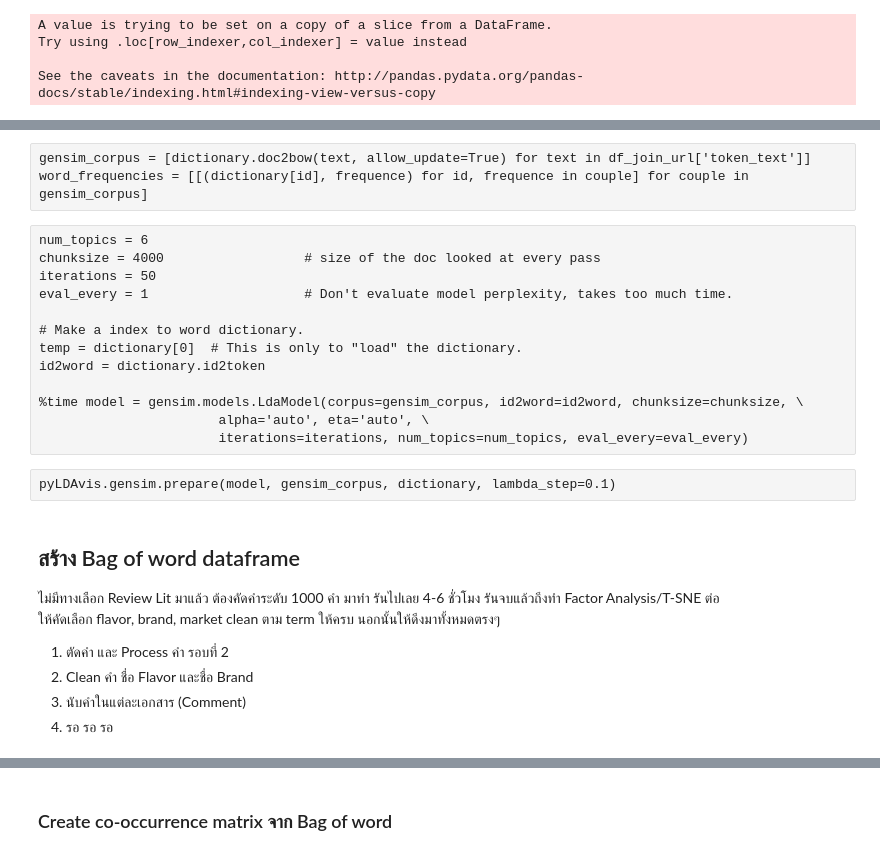
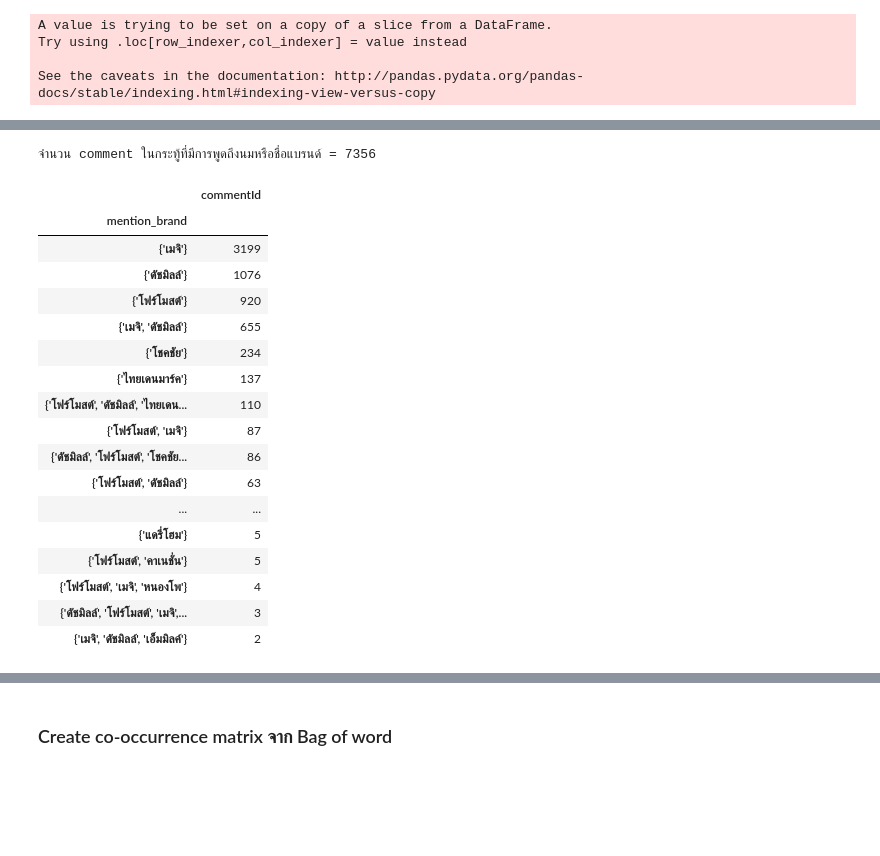
Before and after one commit to pacharapol4066/Product-Position-SNA, a Jupyter notebook: EDA_Token_CoocMat_MongoDB_FineTune1.ipynb, the cells around one changed output, grey strips where cells are left out. Cells and saved outputs as stored; diff of their text form; code cells hidden in the pictures; blank space fills up the shorter version.

```diff
--- a/EDA_Token_CoocMat_MongoDB_FineTune1.ipynb
+++ b/EDA_Token_CoocMat_MongoDB_FineTune1.ipynb
@@ -489,4 +555,4 @@ Try using .loc[row_indexer,col_indexer] = value instead
 
 See the caveats in the documentation: http://pandas.pydata.org/pandas-docs/stable/indexing.html#indexing-view-versus-copy
 # %%
-df_view.groupby('mention_brand').count()
+df_view_count = df_view.groupby('mention_brand').count()
@@ -515,27 +559,25 @@ dictionary = gensim.corpora.Dictionary(df_join_url['token_text'])
-# %% [raw]
-gensim_corpus = [dictionary.doc2bow(text, allow_update=True) for text in df_join_url['token_text']]
-word_frequencies = [[(dictionary[id], frequence) for id, frequence in couple] for couple in gensim_corpus]
-# %% [raw]
-num_topics = 6
-chunksize = 4000                  # size of the doc looked at every pass
-iterations = 50
-eval_every = 1                    # Don't evaluate model perplexity, takes too much time.
-
-# Make a index to word dictionary.
-temp = dictionary[0]  # This is only to "load" the dictionary.
-id2word = dictionary.id2token
-
-%time model = gensim.models.LdaModel(corpus=gensim_corpus, id2word=id2word, chunksize=chunksize, \
-                       alpha='auto', eta='auto', \
-                       iterations=iterations, num_topics=num_topics, eval_every=eval_every)
-# %% [raw]
-pyLDAvis.gensim.prepare(model, gensim_corpus, dictionary, lambda_step=0.1)
-# %% [markdown]
-## สร้าง Bag of word dataframe
-ไม่มีทางเลือก Review Lit มาแล้ว ต้องคัดคำระดับ 1000 คำ มาทำ รันไปเลย 4-6 ชั่วโมง รันจบแล้วถึงทำ  Factor Analysis/T-SNE ต่อ<br>
-ให้คัดเลือก flavor, brand, market clean ตาม term ให้ครบ นอกนั้นให้ดึงมาทั้งหมดตรงๆ
-
-1. ตัดคำ และ Process คำ รอบที่ 2
-2. Clean คำ ชื่อ Flavor และชื่อ Brand
-3. นับคำในแต่ละเอกสาร (Comment)
-4. รอ รอ รอ
+# %%
+print('จำนวน comment ในกระทู้ที่มีการพูดถึงนมหรือชื่อแบรนด์ =',df_view.shape[0])
+# %% [output]
+จำนวน comment ในกระทู้ที่มีการพูดถึงนมหรือชื่อแบรนด์ = 7356
+# %%
+df_view_count.sort_values(by='commentId',ascending=False)
+# %% [output]
+|  | commentId |
+| mention_brand |  |
+| {'เมจิ'} | 3199 |
+| {'ดัชมิลล์'} | 1076 |
+| {'โฟร์โมสต์'} | 920 |
+| {'เมจิ', 'ดัชมิลล์'} | 655 |
+| {'โชคชัย'} | 234 |
+| {'ไทยเดนมาร์ค'} | 137 |
+| {'โฟร์โมสต์', 'ดัชมิลล์', 'ไทยเดน... | 110 |
+| {'โฟร์โมสต์', 'เมจิ'} | 87 |
+| {'ดัชมิลล์', 'โฟร์โมสต์', 'โชคชัย... | 86 |
+| {'โฟร์โมสต์', 'ดัชมิลล์'} | 63 |
+| ... | ... |
+| {'แดรี่โฮม'} | 5 |
+| {'โฟร์โมสต์', 'คาเนชั่น'} | 5 |
+| {'โฟร์โมสต์', 'เมจิ', 'หนองโพ'} | 4 |
+| {'ดัชมิลล์', 'โฟร์โมสต์', 'เมจิ',... | 3 |
+| {'เมจิ', 'ดัชมิลล์', 'เอ็มมิลค์'} | 2 |
```
Also changed, not shown: parts of 19 cells of this notebook.
